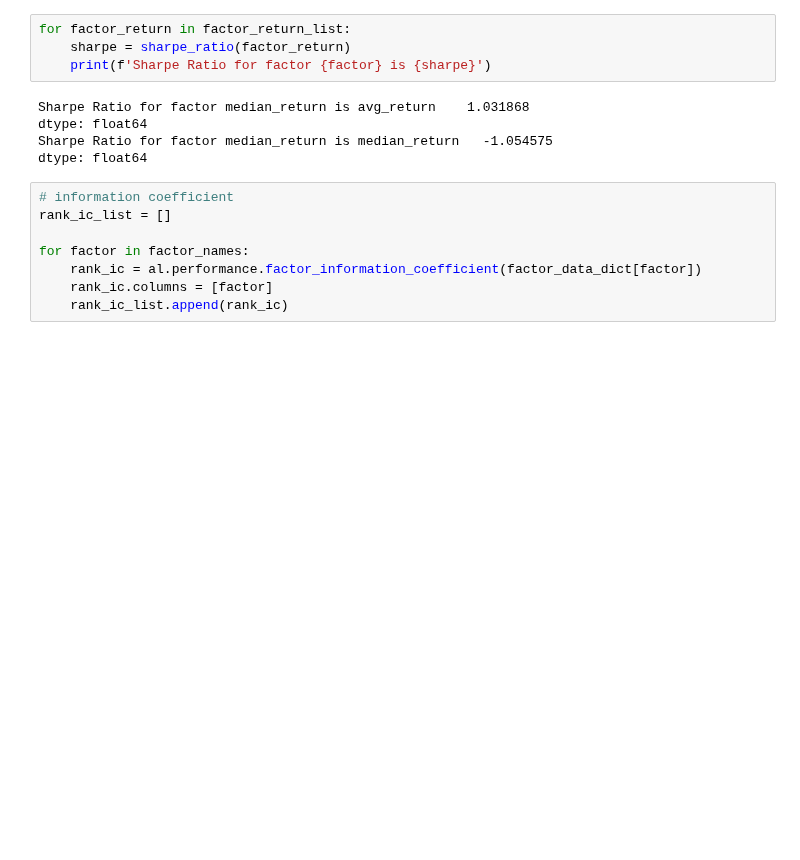
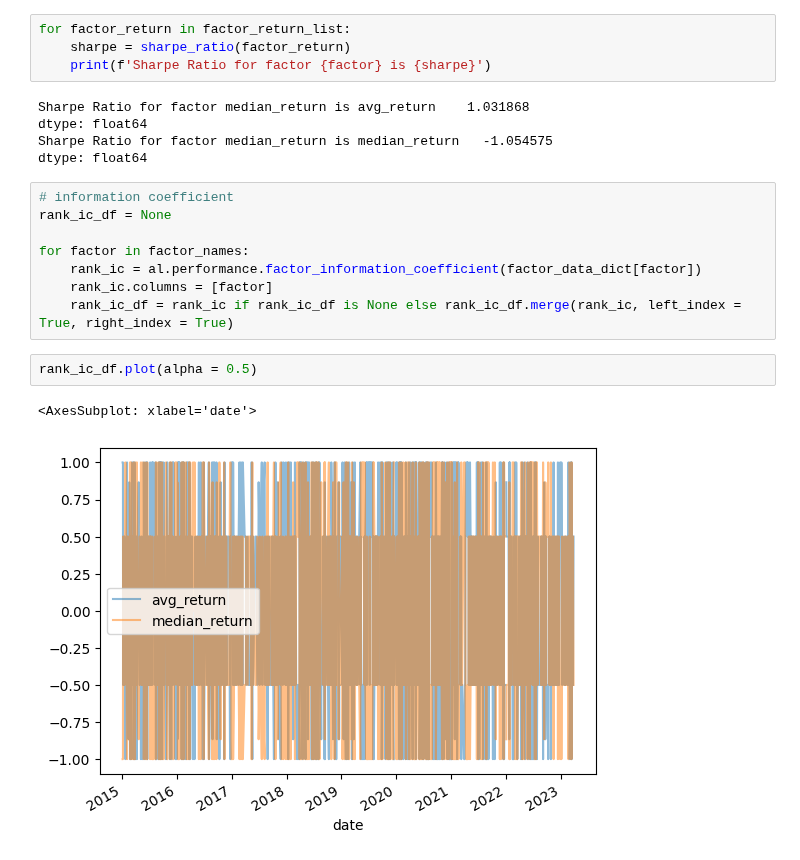
Before and after one commit to pasinsiri/quant-investment, a Jupyter notebook: alpha_factor.ipynb, the cells around one changed output. Drawn from its saved outputs; the diff is of its cells as text; blank space fills up the shorter version.

```diff
--- a/alpha_factor.ipynb
+++ b/alpha_factor.ipynb
@@ -517,9 +517,14 @@ Sharpe Ratio for factor median_return is median_return   -1.054575
 dtype: float64
 # %%
 # information coefficient
-rank_ic_list = []
+rank_ic_df = None
 
 for factor in factor_names:
     rank_ic = al.performance.factor_information_coefficient(factor_data_dict[factor])
     rank_ic.columns = [factor]
-    rank_ic_list.append(rank_ic)
+    rank_ic_df = rank_ic if rank_ic_df is None else rank_ic_df.merge(rank_ic, left_index = True, right_index = True)
+# %%
+rank_ic_df.plot(alpha = 0.5)
+# %% [output]
+<AxesSubplot: xlabel='date'>
+[figure, added]
```
Also changed, not shown: parts of 4 cells of this notebook.
